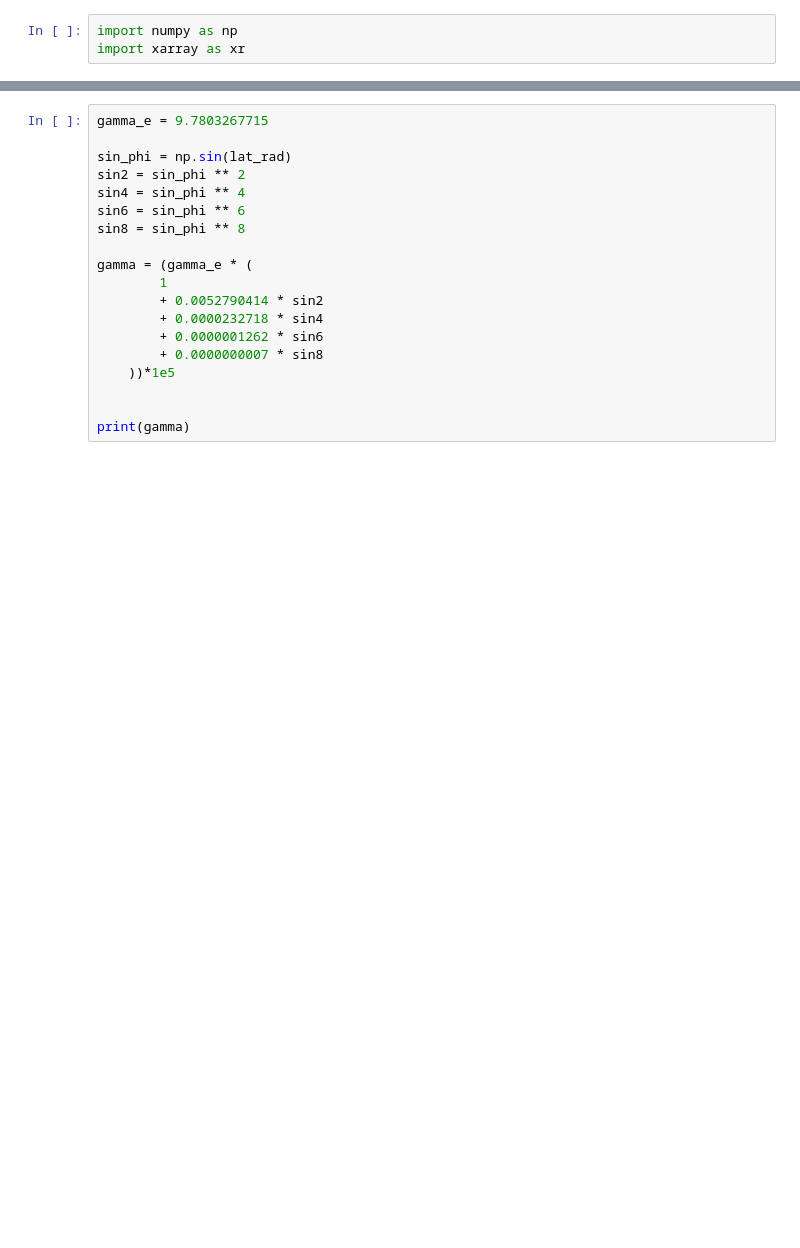
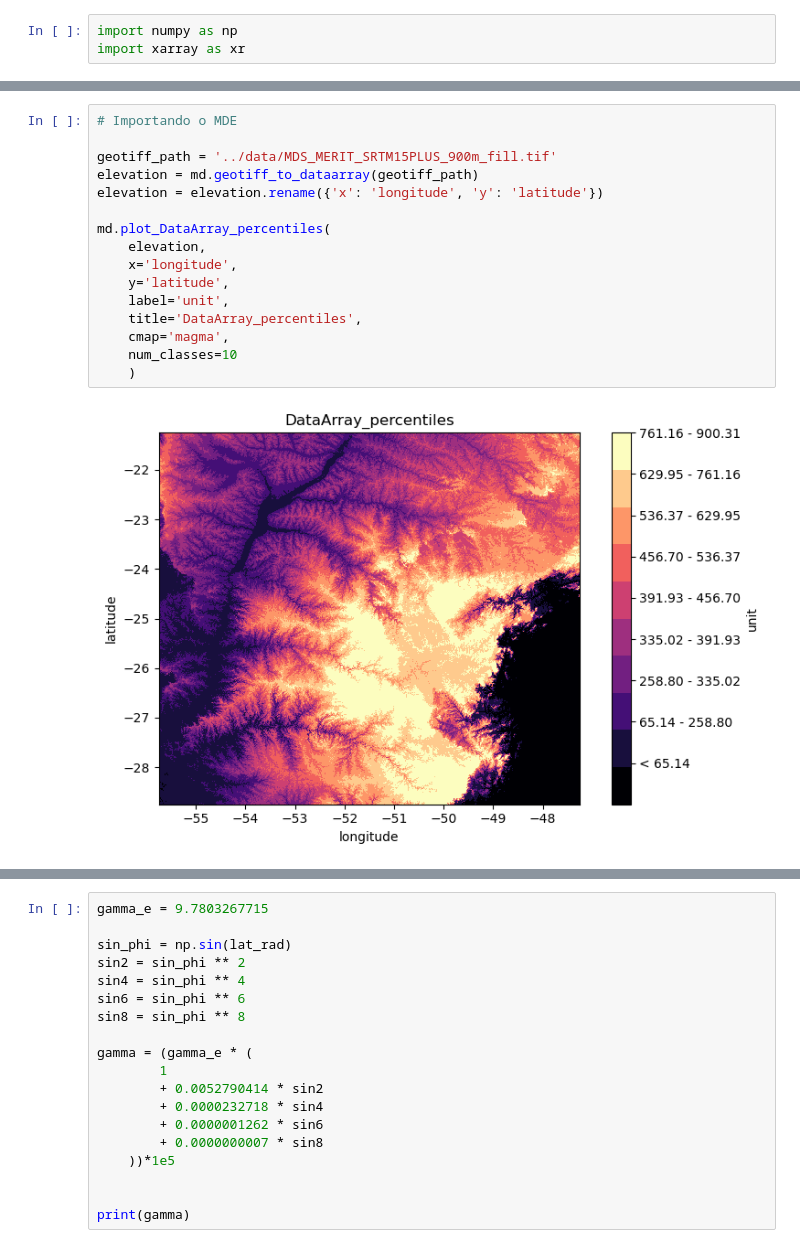
Before and after one commit to ErosKerouak/physical-geodesy, a Jupyter notebook: code/3-terrain_correction.ipynb, the cells around one changed output, grey strips where cells are left out. Saved outputs shown, nothing was run; the diff lists cells and outputs as text; blank space fills up the shorter version.

```diff
--- a/code/3-terrain_correction.ipynb
+++ b/code/3-terrain_correction.ipynb
@@ -14 +13,19 @@ Coordinates:
+# %%
+# Importando o MDE
+
+geotiff_path = '../data/MDS_MERIT_SRTM15PLUS_900m_fill.tif'
+elevation = md.geotiff_to_dataarray(geotiff_path)
+elevation = elevation.rename({'x': 'longitude', 'y': 'latitude'})
+
+md.plot_DataArray_percentiles(
+    elevation,
+    x='longitude',
+    y='latitude',
+    label='unit',
+    title='DataArray_percentiles',
+    cmap='magma',
+    num_classes=10
+    )
+# %% [output]
+[figure, added]
 # %%
```
Also changed, not shown: parts of 20 cells of this notebook.
